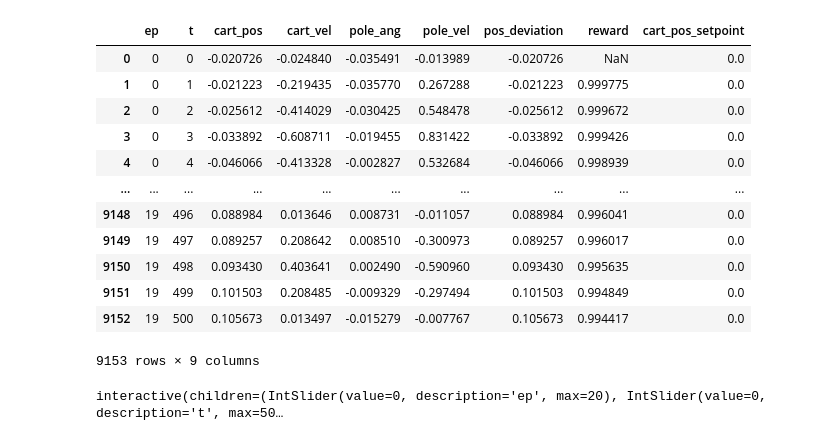
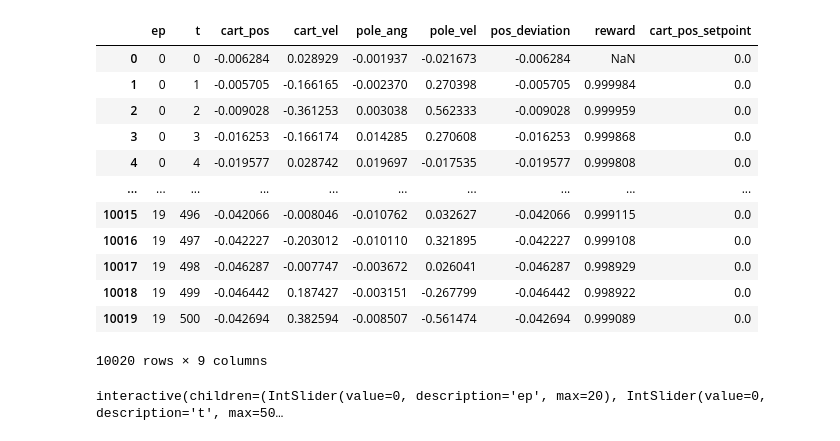
Before and after one commit to mirkoruether/studienarbeit-ml-controls, a Jupyter notebook: cartpole/cartpole-pid.ipynb, the cells around one changed output. Cells and saved outputs as stored; diff of their text form; code cells hidden in the pictures.

```diff
--- a/cartpole/cartpole-pid.ipynb
+++ b/cartpole/cartpole-pid.ipynb
@@ -18,23 +18,23 @@ _ = importlib.reload(cpagent)
 _ = importlib.reload(cprender)
 _ = importlib.reload(cpenvs)
 # %%
-agent = cppid.PidAgent((0.1, 0.01, 0.5), (0.01, 0.0, 0.00))
+agent = cppid.PidAgent((0.1, 0.5, 0.02), (0.01, 0.0, 0.00))
 df = cpagent.execute_cartpole(agent, env=cpenvs.MovingCartpoleEnv())
 df
 # %% [output]
 |  | ep | t | cart_pos | cart_vel | pole_ang | pole_vel | pos_deviation | reward | cart_pos_setpoint |
-| 0 | 0 | 0 | -0.020726 | -0.024840 | -0.035491 | -0.013989 | -0.020726 | NaN | 0.0 |
-| 1 | 0 | 1 | -0.021223 | -0.219435 | -0.035770 | 0.267288 | -0.021223 | 0.999775 | 0.0 |
-| 2 | 0 | 2 | -0.025612 | -0.414029 | -0.030425 | 0.548478 | -0.025612 | 0.999672 | 0.0 |
-| 3 | 0 | 3 | -0.033892 | -0.608711 | -0.019455 | 0.831422 | -0.033892 | 0.999426 | 0.0 |
-| 4 | 0 | 4 | -0.046066 | -0.413328 | -0.002827 | 0.532684 | -0.046066 | 0.998939 | 0.0 |
+| 0 | 0 | 0 | -0.006284 | 0.028929 | -0.001937 | -0.021673 | -0.006284 | NaN | 0.0 |
+| 1 | 0 | 1 | -0.005705 | -0.166165 | -0.002370 | 0.270398 | -0.005705 | 0.999984 | 0.0 |
+| 2 | 0 | 2 | -0.009028 | -0.361253 | 0.003038 | 0.562333 | -0.009028 | 0.999959 | 0.0 |
+| 3 | 0 | 3 | -0.016253 | -0.166174 | 0.014285 | 0.270608 | -0.016253 | 0.999868 | 0.0 |
+| 4 | 0 | 4 | -0.019577 | 0.028742 | 0.019697 | -0.017535 | -0.019577 | 0.999808 | 0.0 |
 | ... | ... | ... | ... | ... | ... | ... | ... | ... | ... |
-| 9148 | 19 | 496 | 0.088984 | 0.013646 | 0.008731 | -0.011057 | 0.088984 | 0.996041 | 0.0 |
-| 9149 | 19 | 497 | 0.089257 | 0.208642 | 0.008510 | -0.300973 | 0.089257 | 0.996017 | 0.0 |
-| 9150 | 19 | 498 | 0.093430 | 0.403641 | 0.002490 | -0.590960 | 0.093430 | 0.995635 | 0.0 |
-| 9151 | 19 | 499 | 0.101503 | 0.208485 | -0.009329 | -0.297494 | 0.101503 | 0.994849 | 0.0 |
-| 9152 | 19 | 500 | 0.105673 | 0.013497 | -0.015279 | -0.007767 | 0.105673 | 0.994417 | 0.0 |
+| 10015 | 19 | 496 | -0.042066 | -0.008046 | -0.010762 | 0.032627 | -0.042066 | 0.999115 | 0.0 |
+| 10016 | 19 | 497 | -0.042227 | -0.203012 | -0.010110 | 0.321895 | -0.042227 | 0.999108 | 0.0 |
+| 10017 | 19 | 498 | -0.046287 | -0.007747 | -0.003672 | 0.026041 | -0.046287 | 0.998929 | 0.0 |
+| 10018 | 19 | 499 | -0.046442 | 0.187427 | -0.003151 | -0.267799 | -0.046442 | 0.998922 | 0.0 |
+| 10019 | 19 | 500 | -0.042694 | 0.382594 | -0.008507 | -0.561474 | -0.042694 | 0.999089 | 0.0 |
-9153 rows × 9 columns
+10020 rows × 9 columns
 # %%
 _ = widgets.interact(
     lambda ep, t: cprender.render_cartpole_state_df(df, t, ep),
```
Also changed, not shown: parts of 1 cell of this notebook, 6 other files.
